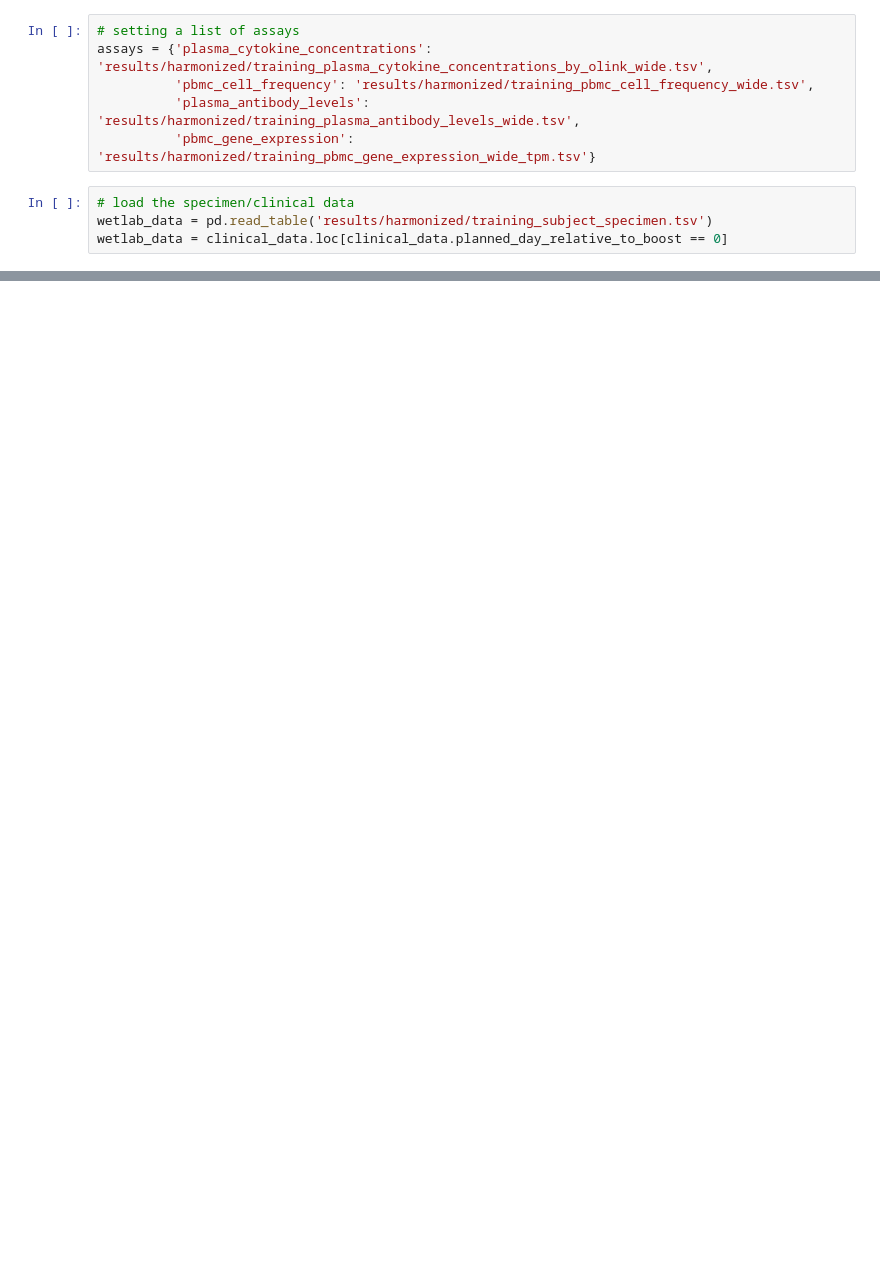
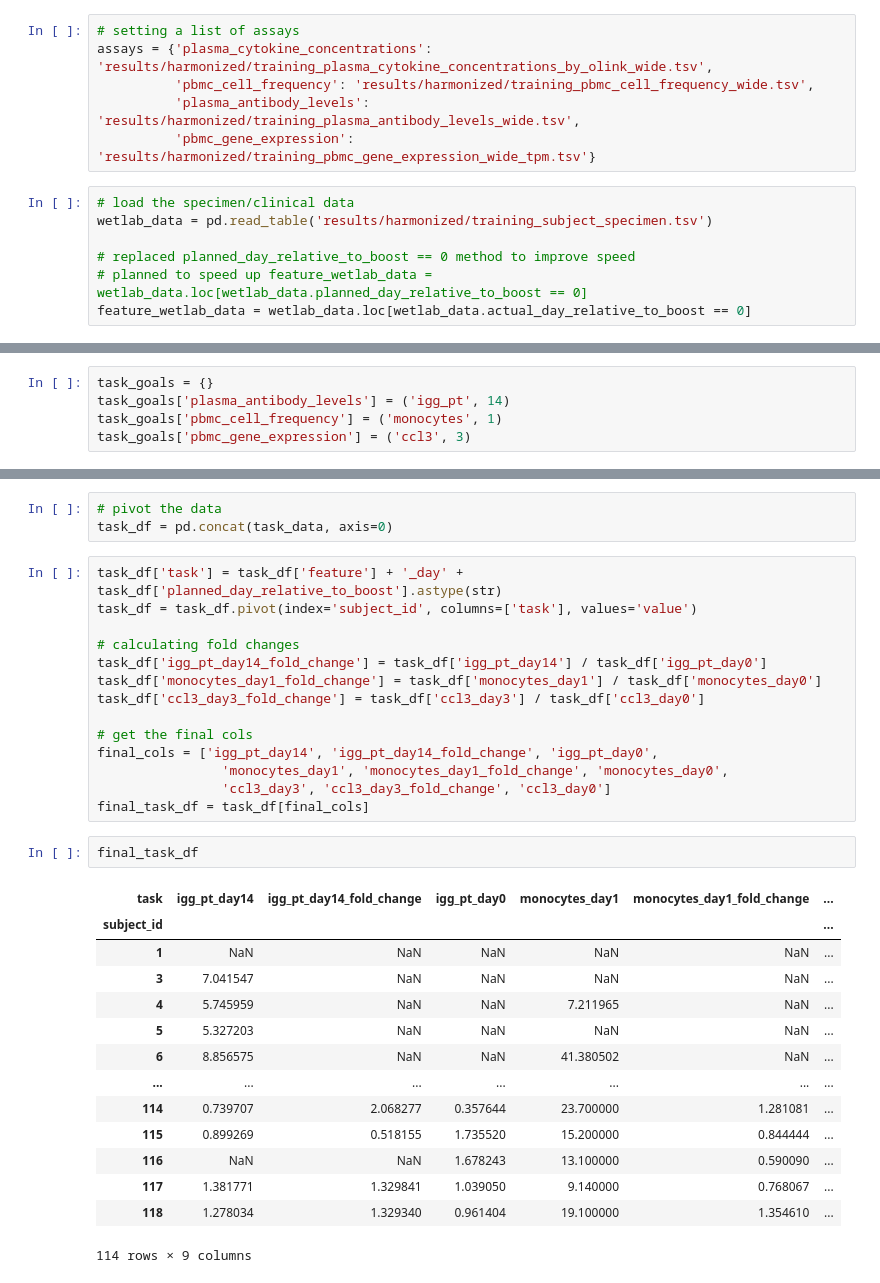
Before and after one commit to joreynajr/cmi-pb-challenge-winter-24-45, a Jupyter notebook: workflow/notebooks/models-with-harmonized-data/Preparing-Computable-Matrices.ipynb, the cells around one changed output, grey strips where cells are left out. Cells and saved outputs as stored; diff of their text form; blank space fills up the shorter version.

```diff
--- a/workflow/notebooks/models-with-harmonized-data/Preparing-Computable-Matrices.ipynb
+++ b/workflow/notebooks/models-with-harmonized-data/Preparing-Computable-Matrices.ipynb
@@ -24,5 +33,8 @@ assays = {'plasma_cytokine_concentrations': 'results/harmonized/training_plasma_
 # %%
 # load the specimen/clinical data
 wetlab_data = pd.read_table('results/harmonized/training_subject_specimen.tsv')
-wetlab_data = clinical_data.loc[clinical_data.planned_day_relative_to_boost == 0]
+
+# replaced planned_day_relative_to_boost == 0 method to improve speed
+# planned to speed up feature_wetlab_data = wetlab_data.loc[wetlab_data.planned_day_relative_to_boost == 0]
+feature_wetlab_data = wetlab_data.loc[wetlab_data.actual_day_relative_to_boost == 0]
 # %%
@@ -65,0 +80,5 @@ agg_data
+# %%
+task_goals = {}
+task_goals['plasma_antibody_levels'] = ('igg_pt', 14)
+task_goals['pbmc_cell_frequency'] = ('monocytes', 1)
+task_goals['pbmc_gene_expression'] = ('ccl3', 3)
@@ -65,0 +122,34 @@ agg_data
+# %%
+# pivot the data
+task_df = pd.concat(task_data, axis=0)
+# %%
+task_df['task'] = task_df['feature'] + '_day' + task_df['planned_day_relative_to_boost'].astype(str)
+task_df = task_df.pivot(index='subject_id', columns=['task'], values='value')
+
+# calculating fold changes
+task_df['igg_pt_day14_fold_change'] = task_df['igg_pt_day14'] / task_df['igg_pt_day0']
+task_df['monocytes_day1_fold_change'] = task_df['monocytes_day1'] / task_df['monocytes_day0']
+task_df['ccl3_day3_fold_change'] = task_df['ccl3_day3'] / task_df['ccl3_day0']
+
+# get the final cols
+final_cols = ['igg_pt_day14', 'igg_pt_day14_fold_change', 'igg_pt_day0',
+                'monocytes_day1', 'monocytes_day1_fold_change', 'monocytes_day0',
+                'ccl3_day3', 'ccl3_day3_fold_change', 'ccl3_day0']
+final_task_df = task_df[final_cols]
+# %%
+final_task_df
+# %% [output]
+| task | igg_pt_day14 | igg_pt_day14_fold_change | igg_pt_day0 | monocytes_day1 | monocytes_day1_fold_change | ... |
+| subject_id |  |  |  |  |  | ... |
+| 1 | NaN | NaN | NaN | NaN | NaN | ... |
+| 3 | 7.041547 | NaN | NaN | NaN | NaN | ... |
+| 4 | 5.745959 | NaN | NaN | 7.211965 | NaN | ... |
+| 5 | 5.327203 | NaN | NaN | NaN | NaN | ... |
+| 6 | 8.856575 | NaN | NaN | 41.380502 | NaN | ... |
+| ... | ... | ... | ... | ... | ... | ... |
+| 114 | 0.739707 | 2.068277 | 0.357644 | 23.700000 | 1.281081 | ... |
+| 115 | 0.899269 | 0.518155 | 1.735520 | 15.200000 | 0.844444 | ... |
+| 116 | NaN | NaN | 1.678243 | 13.100000 | 0.590090 | ... |
+| 117 | 1.381771 | 1.329841 | 1.039050 | 9.140000 | 0.768067 | ... |
+| 118 | 1.278034 | 1.329340 | 0.961404 | 19.100000 | 1.354610 | ... |
+114 rows × 9 columns
```
Also changed, not shown: parts of 9 cells of this notebook, 2 other files.
